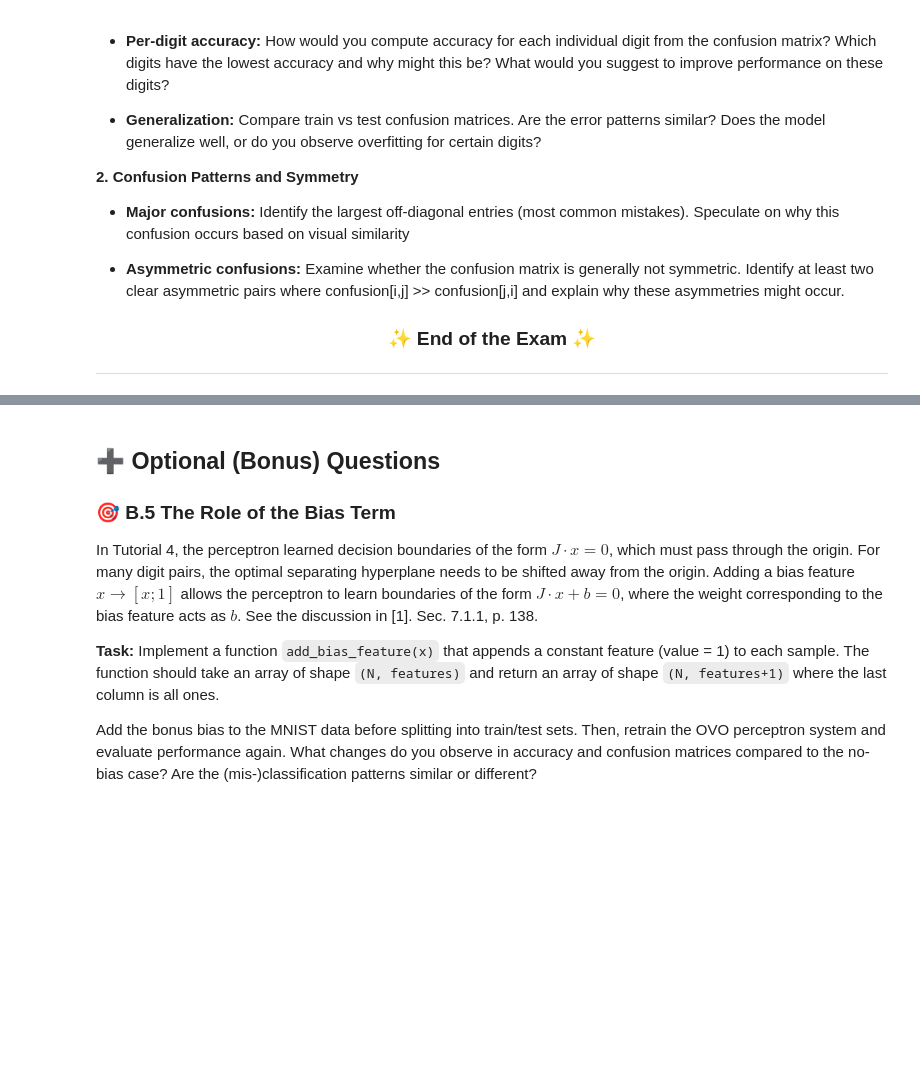
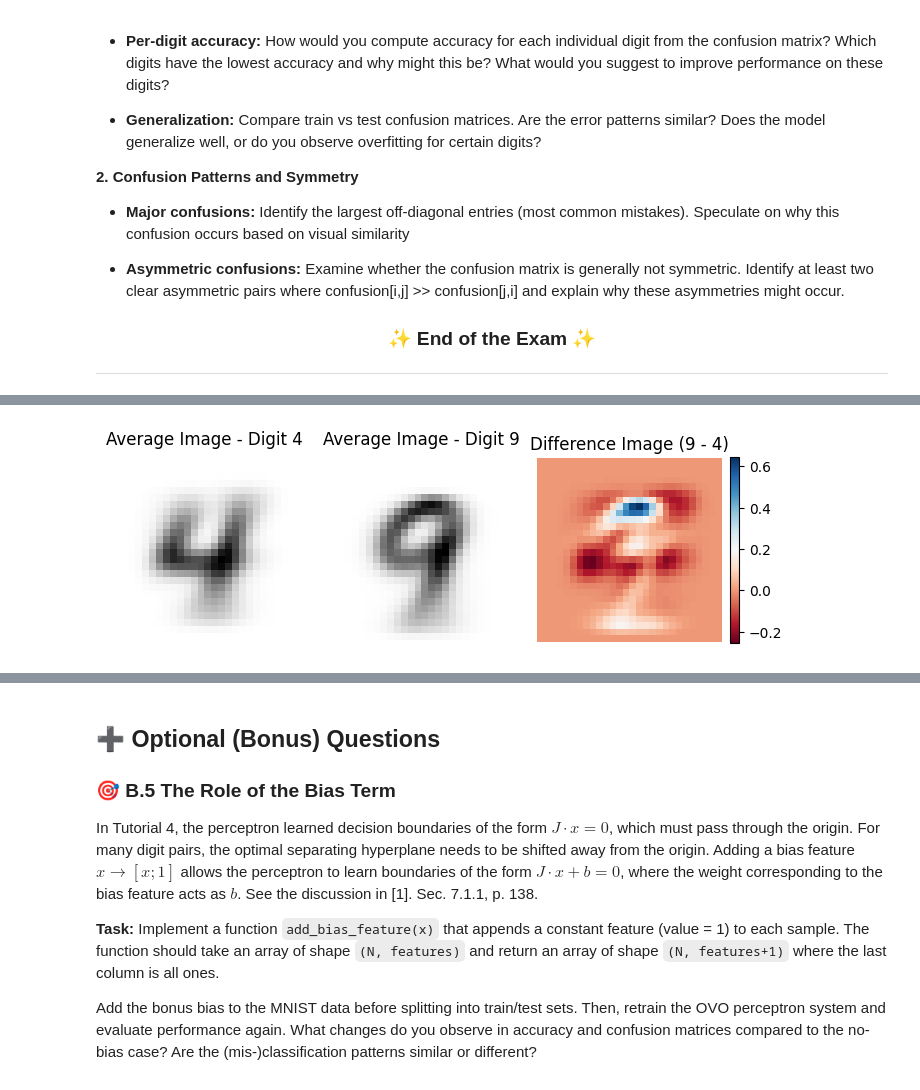
Before and after one commit to brucsk/machine-learning-cogmaster-m2, a Jupyter notebook: Exam/exam_START.ipynb, the cells around one changed output, grey strips where cells are left out. Cells and saved outputs as stored; diff of their text form; code cells hidden in the pictures; blank space fills up the shorter version.

```diff
--- a/Exam/exam_START.ipynb
+++ b/Exam/exam_START.ipynb
@@ -1437,0 +1497,79 @@ Analyze the confusion matrices and address the following questions in your repor
+# %%
+def average_image(x, y, digit=0):
+    """
+    Compute the average image for each digit (0 and 1).
+
+    Parameters
+    ----------
+    x : array-like, shape (N, 28, 28)
+        Images of digits of size 28 x 28 pixels.
+    y : array-like, shape (N,)
+        Labels corresponding to the images in x.
+
+    Returns
+    -------
+    avg_img : ndarray, shape (28, 28)
+        Average image.
+    """
+    x = x.reshape(-1, 28, 28)  # ensure x has shape (N, 28, 28)
+    y = np.asarray(y)
+
+    # indices of samples labeled as the choisen digit
+    digit_idx = np.where(y == digit)[0]
+
+    # get corresponding images
+    digit_x = x[digit_idx, :, :]
+
+    # compute average image
+    avg_img = np.mean(digit_x, axis=0)
+    return avg_img
+
+def plot_average_images(avg_img_digit1, avg_img_digit2, digit1, digit2, diff_img):
+    """
+    Plot average images for digits 0 and 1 side by side, as well as the difference between
+    the images.
+
+    Parameters
+    ----------
+    avg_img_0 : ndarray, shape (28, 28)
+        Average image for digit 0.
+    avg_img_1 : ndarray, shape (28, 28)
+        Average image for digit 1.
+    """
+    cm = 1/2.54  # centimeters in inches
+    fig, axes = plt.subplots(1, 3, figsize=(18*cm, 6*cm))
+
+    axes[0].imshow(avg_img_digit1, cmap=sns.color_palette("Grays", as_cmap=True))
+    axes[0].set_title('Average Image - Digit {}'.format(digit1), fontsize=12)
+    axes[0].axis('off')
+
+    axes[1].imshow(avg_img_digit2, cmap=sns.color_palette("Grays", as_cmap=True))
+    axes[1].set_title('Average Image - Digit {}'.format(digit2), fontsize=12)
+    axes[1].axis('off')
+
+    im = axes[2].imshow(diff_img, cmap=sns.color_palette("RdBu", as_cmap=True))
+    axes[2].set_title('Difference Image ({} - {})'.format(digit2, digit1), fontsize=12)
+    axes[2].axis('off')
+
+    fig.colorbar(im, ax=axes[2], fraction=0.046, pad=0.04)
+
+    plt.tight_layout()
+    plt.show()
+
+# compute average images of 4 and 9 (similar-looking numbers) using function
+avg_img_4 = average_image(x_train, y_train, digit=4)
+avg_img_9 = average_image(x_train, y_train, digit=9)
+
+# compute average images of 5 and 1 (dissimilar-looking numbers) using function
+avg_img_5 = average_image(x_train, y_train, digit=5)
+avg_img_1 = average_image(x_train, y_train, digit=1)
+
+####
+# compute difference between average images
+diff_img = avg_img_9 - avg_img_4
+
+digit1 = 4
+digit2 = 9
+plot_average_images(avg_img_4, avg_img_9, digit1, digit2, diff_img)
+# %% [output]
+[figure, added]
```
Also changed, not shown: parts of 9 cells of this notebook.
